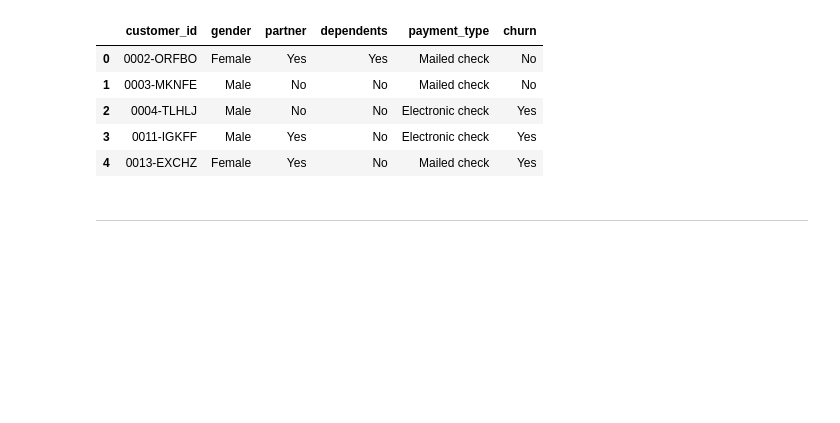
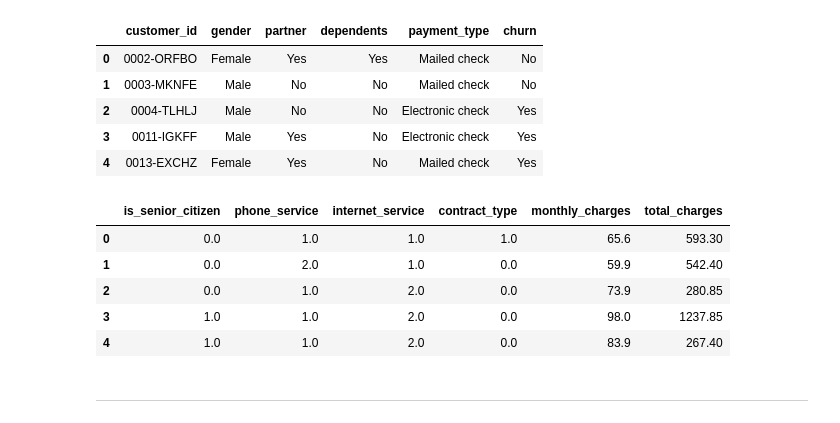
Before and after one commit to CodeupClassroom/jemison-classification-exercises, a Jupyter notebook: acquire_exercises.ipynb, the cells around one changed output. Saved outputs shown, nothing was run; the diff lists cells and outputs as text; code cells hidden in the pictures; blank space fills up the shorter version.

```diff
--- a/acquire_exercises.ipynb
+++ b/acquire_exercises.ipynb
@@ -313,6 +358,16 @@ df_excel.select_dtypes(include=['object', 'int64']).head()
 | 2 | 0004-TLHLJ | Male | No | No | Electronic check | Yes |
 | 3 | 0011-IGKFF | Male | Yes | No | Electronic check | Yes |
 | 4 | 0013-EXCHZ | Female | Yes | No | Mailed check | Yes |
+# %%
+# What if we want to exclude objects
+df_excel.select_dtypes(exclude=['object']).head()
+# %% [output]
+|  | is_senior_citizen | phone_service | internet_service | contract_type | monthly_charges | total_charges |
+| 0 | 0.0 | 1.0 | 1.0 | 1.0 | 65.6 | 593.30 |
+| 1 | 0.0 | 2.0 | 1.0 | 0.0 | 59.9 | 542.40 |
+| 2 | 0.0 | 1.0 | 2.0 | 0.0 | 73.9 | 280.85 |
+| 3 | 1.0 | 1.0 | 2.0 | 0.0 | 98.0 | 1237.85 |
+| 4 | 1.0 | 1.0 | 2.0 | 0.0 | 83.9 | 267.40 |
 # %% [markdown]
 ___
 # %% [markdown]
```
Also changed, not shown: parts of 7 cells of this notebook.
